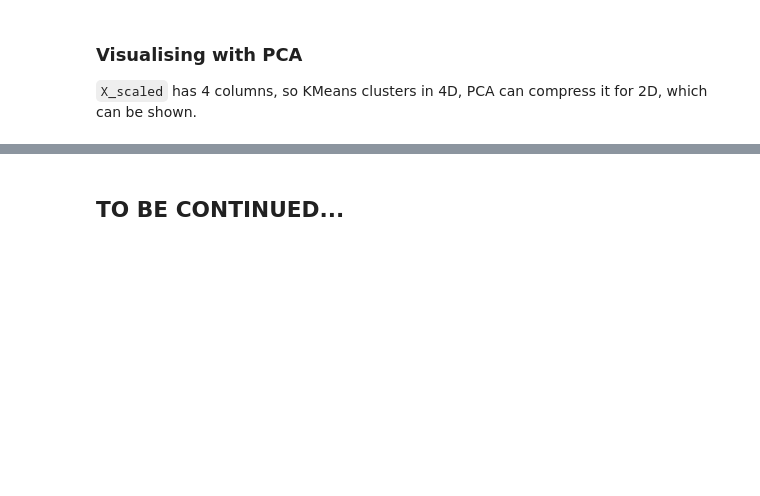
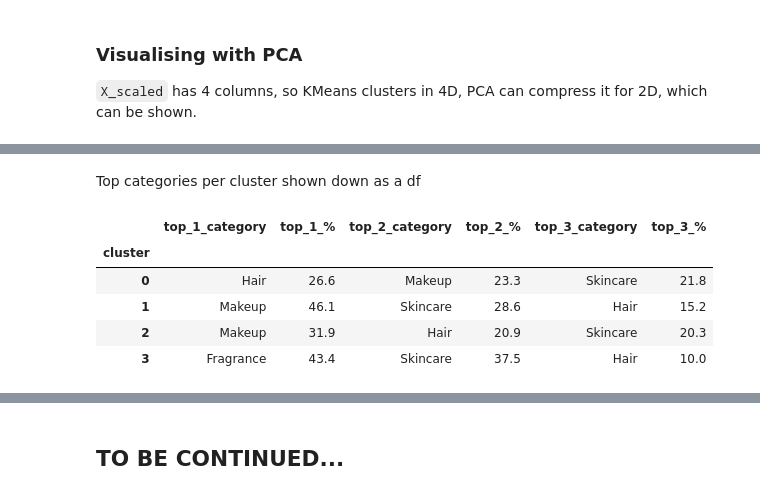
Before and after one commit to imgabrielas/Sephora, a Jupyter notebook: 03_product_clustering.ipynb, the cells around one changed output, grey strips where cells are left out. Cells and saved outputs as stored; diff of their text form; code cells hidden in the pictures; blank space fills up the shorter version.

```diff
--- a/03_product_clustering.ipynb
+++ b/03_product_clustering.ipynb
@@ -200,0 +225,26 @@ Explained variance: 71.5%
+# %% [markdown]
+Top categories per cluster shown down as a df
+# %%
+rows = []
+for c in sorted(products_clean['cluster'].unique()):
+    top_cats = (
+        products_clean.loc[products_clean['cluster'] == c, 'primary_category']
+        .value_counts(normalize=True)
+        .head(3) * 100
+    ).round(1)
+
+    row = {'cluster': c}
+    for rank, (cat, pct) in enumerate(top_cats.items(), start=1):
+        row[f'top_{rank}_category'] = cat
+        row[f'top_{rank}_%'] = pct
+    rows.append(row)
+
+top_categories_df = pd.DataFrame(rows).set_index('cluster')
+top_categories_df
+# %% [output]
+|  | top_1_category | top_1_% | top_2_category | top_2_% | top_3_category | top_3_% |
+| cluster |  |  |  |  |  |  |
+| 0 | Hair | 26.6 | Makeup | 23.3 | Skincare | 21.8 |
+| 1 | Makeup | 46.1 | Skincare | 28.6 | Hair | 15.2 |
+| 2 | Makeup | 31.9 | Hair | 20.9 | Skincare | 20.3 |
+| 3 | Fragrance | 43.4 | Skincare | 37.5 | Hair | 10.0 |
```
Also changed, not shown: parts of 7 cells of this notebook.
